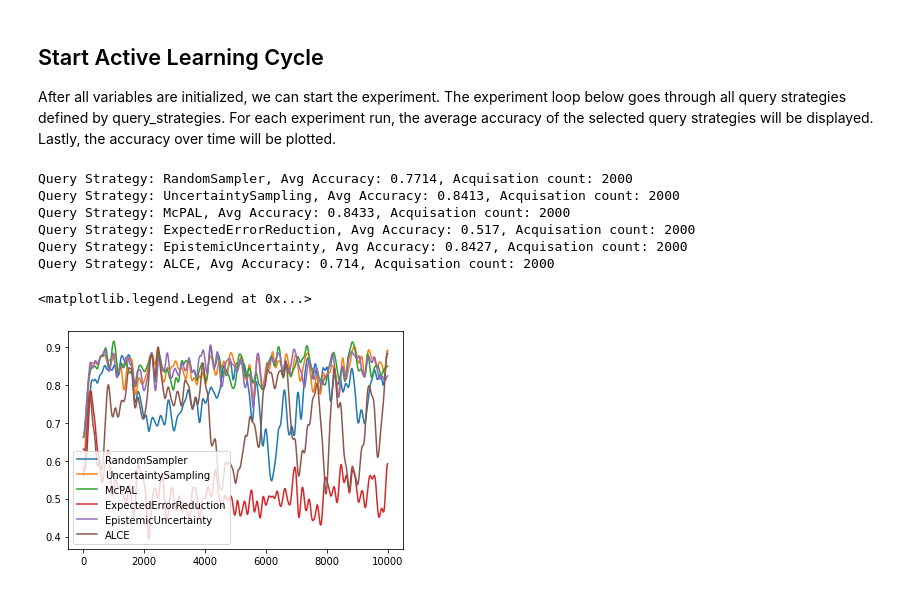
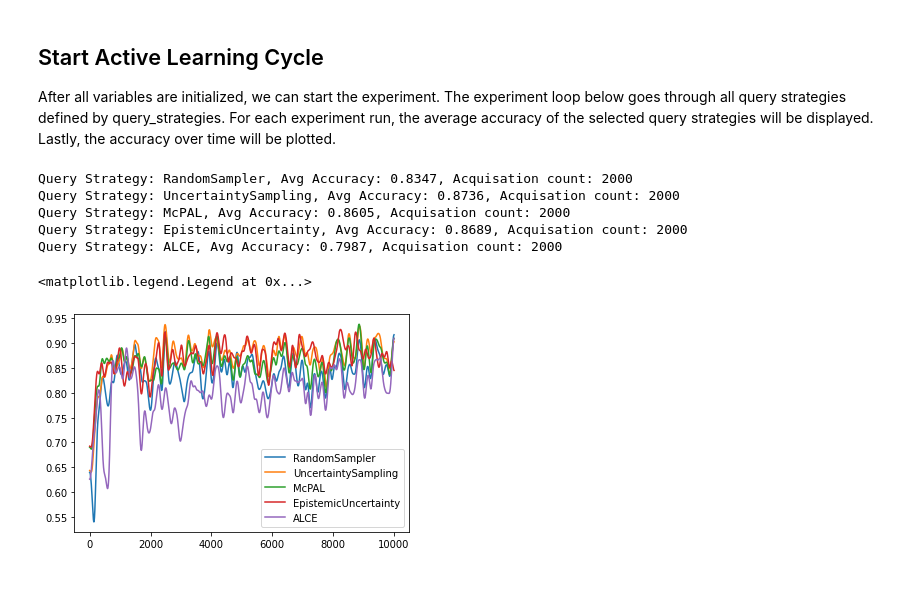
Before and after one commit to scikit-activeml/scikit-activeml, a Jupyter notebook: tutorials/21_stream_batch_with_pool_al.ipynb, the cells around one changed output. Saved outputs shown, nothing was run; the diff lists cells and outputs as text; code cells hidden in the pictures.

Commit message:
add and fix changes to 21_stream_batch notebook

```diff
--- a/tutorials/21_stream_batch_with_pool_al.ipynb
+++ b/tutorials/21_stream_batch_with_pool_al.ipynb
@@ -58,7 +58,8 @@ query_strategies = {
     'RandomSampler': RandomSampler(random_state=get_randomseed(random_state)),
     'UncertaintySampling': UncertaintySampling(random_state=get_randomseed(random_state)),
     'McPAL': McPAL(random_state=get_randomseed(random_state)),
-    'ExpectedErrorReduction': ExpectedErrorReduction(random_state=get_randomseed(random_state)),
+    # 'MonteCarloEER': MonteCarloEER(random_state=get_randomseed(random_state)),
+    # 'ValueOfInformationEER': ValueOfInformationEER(random_state=get_randomseed(random_state)),
     'EpistemicUncertainty': EpistemicUncertainty(random_state=get_randomseed(random_state)),
     'ALCE': ALCE(classes=classes, random_state=get_randomseed(random_state)),
 }
@@ -68,46 +69,46 @@ After all variables are initialized, we can start the experiment. The experiment
 # %%
 for query_strategy_name, query_strategy in query_strategies.items():
     for clf_name, clf_factory in clf_dict.items():
         clf = clf_factory()
         # initializing the training data
-        X_train = deque(maxlen=training_size)
-        X_train.extend(X_init)
-        y_train = deque(maxlen=training_size)
-        y_train.extend(y_init)
+        X_train = np.array(X_init)
+        y_train = np.array(y_init)
+        # fit initial data
+        clf.fit(X_train, y_train)
         # initialize the list that stores the result of the classifier's prediction
         correct_classifications = []
         count = 0
-        for t in range(0, len(X_stream), stream_batch_size):
+        for t in range(len(X_init)-1, len(X)-1, stream_batch_size):
             # create batch samples
-            X_cand = X_stream[t: t + stream_batch_size]
-            y_cand_true = y_stream[t: t + stream_batch_size]
+            index_cand = np.arange(t, t+stream_batch_size)
+            X_cand = X[index_cand]
+            y_cand_true = y[index_cand]
+            # add X_cand to X_train
+            X_train = np.concatenate([X_train, X_cand])
+            # initialize new y_cand with MISSING_LABEL
+            y_cand = np.full(shape=y_cand_true.shape, fill_value=MISSING_LABEL)
+            # add labels to y_train
+            y_train = np.concatenate([y_train, y_cand])
+            correct_classifications.extend(clf.predict(X_cand) == y_cand_true)
+            X_train_array = np.array(X_train).reshape([len(X_train), X_cand.shape[1]])
             # train the classifier
             clf.fit(X_train, y_train)
-            correct_classifications.extend(clf.predict(X_cand) == y_cand_true)
-            X_train_array = np.array(X_train).reshape([len(X_train), X_cand.shape[1]])
             # check whether to sample the instance or not. call_func is used since a classifier is not needed for RandomSampler
-            sampled_indices = call_func(query_strategy.query, X_cand=X_cand, clf=clone(clf), X=X_train_array, y=np.array(y_train), batch_size=query_batch_size)
+            sampled_indices = call_func(query_strategy.query, candidates=index_cand, clf=clf, X=X_train_array, y=y_train, batch_size=query_batch_size, fit_clf=False)
             # count the number of queries
             count += len(sampled_indices)
-            # add X_cand to X_train
-            X_train.extend(X_cand)
-            # initialize new y_cand with MISSING_LABEL
-            y_cand = np.full(shape=y_cand_true.shape, fill_value=MISSING_LABEL)
             # set queried y_cand to true label
-            y_cand[sampled_indices] = y_cand_true[sampled_indices]
-            # add labels to y_train
-            y_train.extend(y_cand)
+            y_train[sampled_indices] = y_cand_true[[s-len(y_train)+stream_batch_size for s in sampled_indices]]
         # calculate and show the average accuracy
         print(f"Query Strategy: {query_strategy_name}, Avg Accuracy: {np.mean(correct_classifications)}, Acquisation count:", count)
         # smoothing the accuracy for plotting
         plt.plot(gaussian_filter1d(np.array(correct_classifications, dtype=float), 50), label=query_strategy_name)
 plt.legend()
 # %% [output]
-Query Strategy: RandomSampler, Avg Accuracy: 0.7714, Acquisation count: 2000
-Query Strategy: UncertaintySampling, Avg Accuracy: 0.8413, Acquisation count: 2000
-Query Strategy: McPAL, Avg Accuracy: 0.8433, Acquisation count: 2000
-Query Strategy: ExpectedErrorReduction, Avg Accuracy: 0.517, Acquisation count: 2000
-Query Strategy: EpistemicUncertainty, Avg Accuracy: 0.8427, Acquisation count: 2000
-Query Strategy: ALCE, Avg Accuracy: 0.714, Acquisation count: 2000
+Query Strategy: RandomSampler, Avg Accuracy: 0.8347, Acquisation count: 2000
+Query Strategy: UncertaintySampling, Avg Accuracy: 0.8736, Acquisation count: 2000
+Query Strategy: McPAL, Avg Accuracy: 0.8605, Acquisation count: 2000
+Query Strategy: EpistemicUncertainty, Avg Accuracy: 0.8689, Acquisation count: 2000
+Query Strategy: ALCE, Avg Accuracy: 0.7987, Acquisation count: 2000
 <matplotlib.legend.Legend at 0x...>
-[figure, old version]
+[figure, new version]
```
Also changed, not shown: parts of 1 cell of this notebook.
